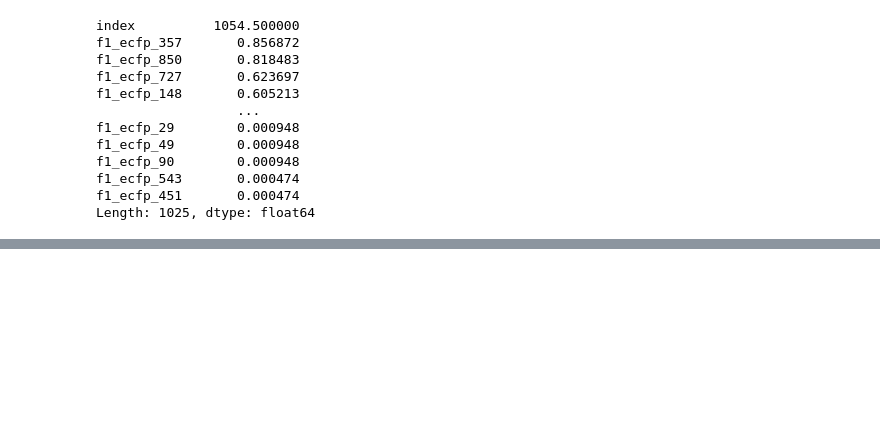
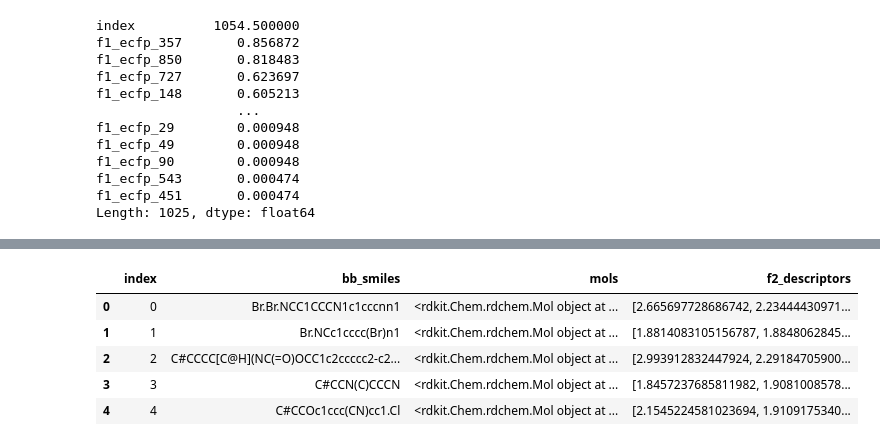
Before and after one commit to ongxuanhong/polar_duckdb_benchmarks, a Jupyter notebook: 03_featurizing_moleculars.ipynb, the cells around one changed output, grey strips where cells are left out. Saved outputs shown, nothing was run; the diff lists cells and outputs as text; code cells hidden in the pictures; blank space fills up the shorter version.

```diff
--- a/03_featurizing_moleculars.ipynb
+++ b/03_featurizing_moleculars.ipynb
@@ -222,0 +290,7 @@ ecfp_df.to_csv("featurized/all_f1_ecfp.csv", index=False)
+# %%
+feat = dc.feat.RDKitDescriptors()
+pd_bb_smiles["f2_descriptors"] = pd_bb_smiles["mols"].apply(
+    lambda mols: feat.featurize(mols)[0]
+)
+pd_bb_smiles.head()
+# %% [output]
@@ -222,0 +314,6 @@ ecfp_df.to_csv("featurized/all_f1_ecfp.csv", index=False)
+|  | index | bb_smiles | mols | f2_descriptors |
+| 0 | 0 | Br.Br.NCC1CCCN1c1cccnn1 | <rdkit.Chem.rdchem.Mol object at ... | [2.665697728686742, 2.23444430971... |
+| 1 | 1 | Br.NCc1cccc(Br)n1 | <rdkit.Chem.rdchem.Mol object at ... | [1.8814083105156787, 1.8848062845... |
+| 2 | 2 | C#CCCC[C@H](NC(=O)OCC1c2ccccc2-c2... | <rdkit.Chem.rdchem.Mol object at ... | [2.993912832447924, 2.29184705900... |
+| 3 | 3 | C#CCN(C)CCCN | <rdkit.Chem.rdchem.Mol object at ... | [1.8457237685811982, 1.9081008578... |
+| 4 | 4 | C#CCOc1ccc(CN)cc1.Cl | <rdkit.Chem.rdchem.Mol object at ... | [2.1545224581023694, 1.9109175340... |
```
Also changed, not shown: parts of 9 cells of this notebook, 1 other file.
